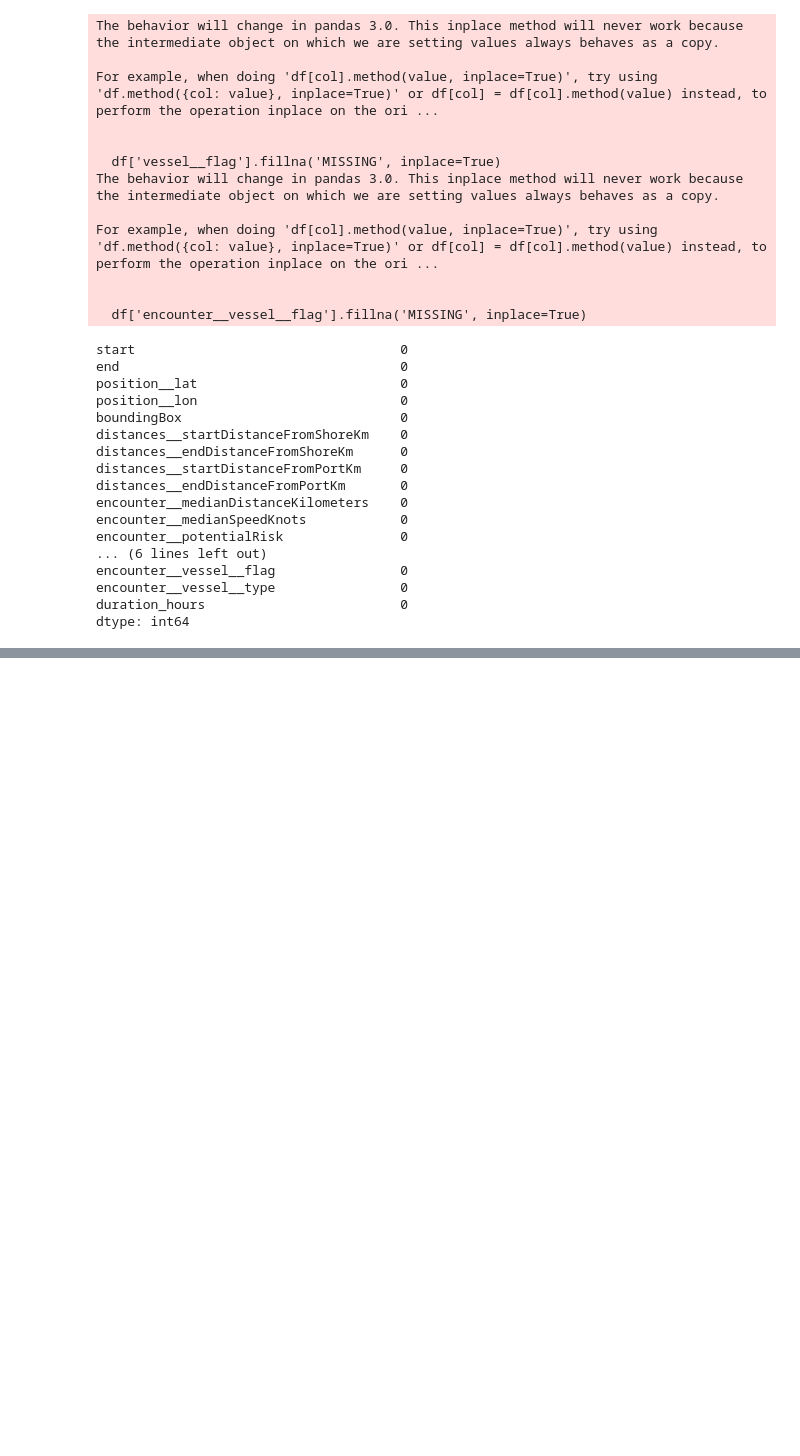
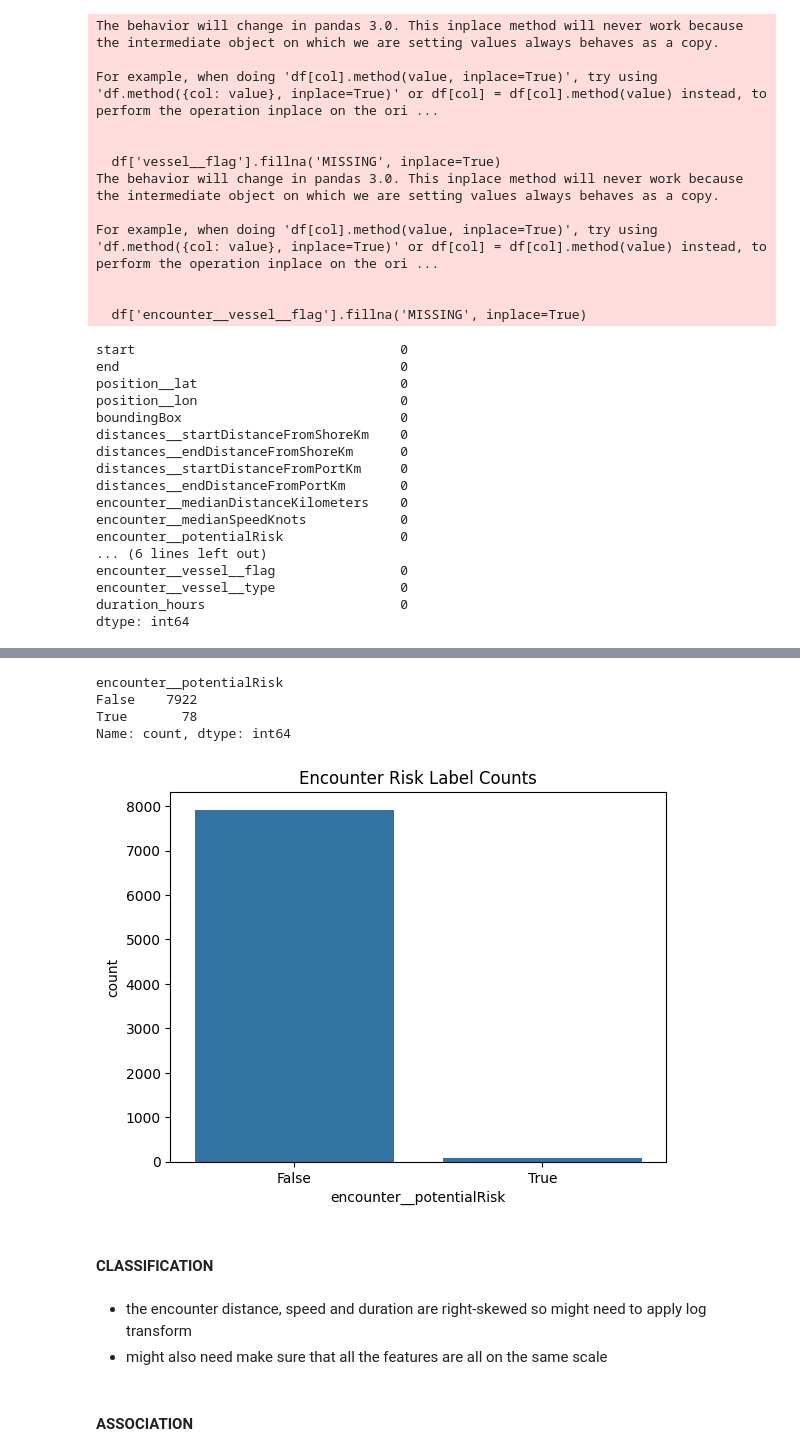
Before and after one commit to zuweii/datamining, a Jupyter notebook: collision.ipynb, the cells around one changed output, grey strips where cells are left out. Cells and saved outputs as stored; diff of their text form; code cells hidden in the pictures; blank space fills up the shorter version.

```diff
--- a/collision.ipynb
+++ b/collision.ipynb
@@ -138,0 +165,18 @@ dtype: int64
+# %%
+print(df['encounter__potentialRisk'].value_counts())
+sns.countplot(x="encounter__potentialRisk", data=df)
+plt.title("Encounter Risk Label Counts")
+plt.show()
+# %% [output]
+encounter__potentialRisk
+False    7922
+True       78
+Name: count, dtype: int64
+[figure, added]
+# %% [markdown]
+<h4>CLASSIFICATION</h4>
+# %% [markdown]
+- the encounter distance, speed and duration are right-skewed so might need to apply log transform
+- might also need make sure that all the features are all on the same scale
+# %% [markdown]
+<h4>ASSOCIATION</h4>
```
Also changed, not shown: parts of 10 cells of this notebook, 2 other files.
